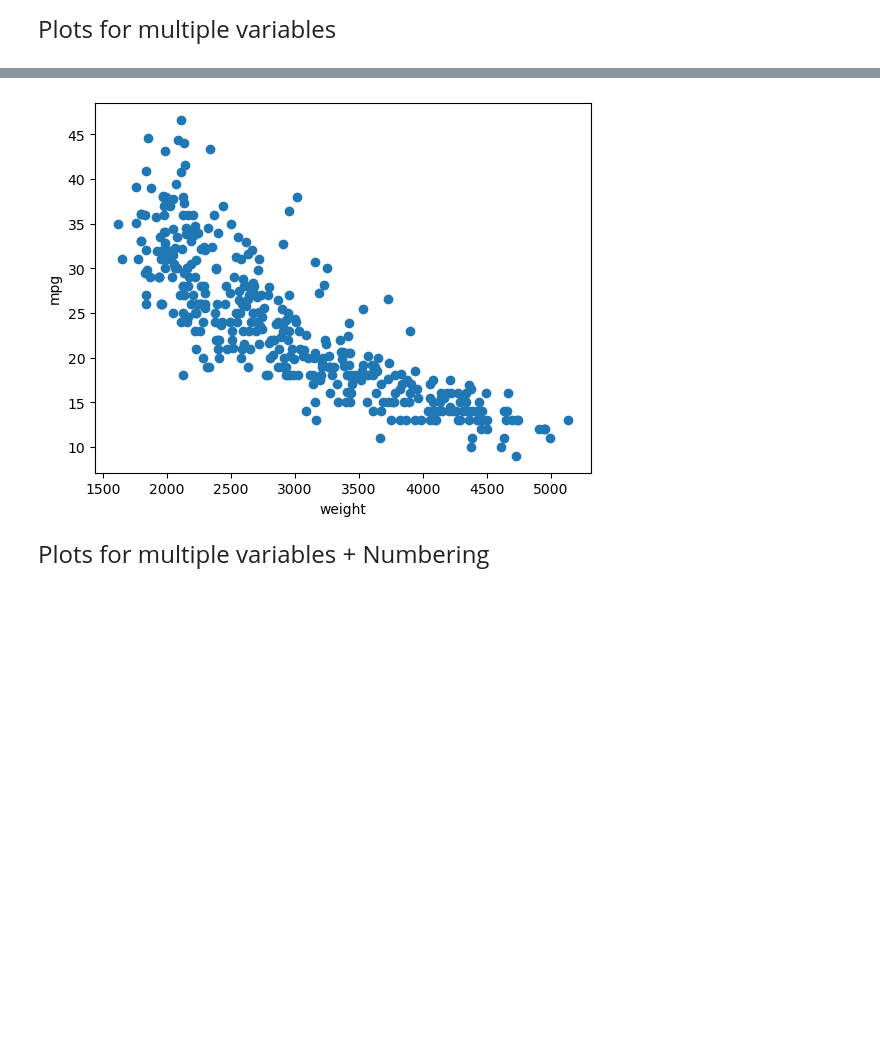
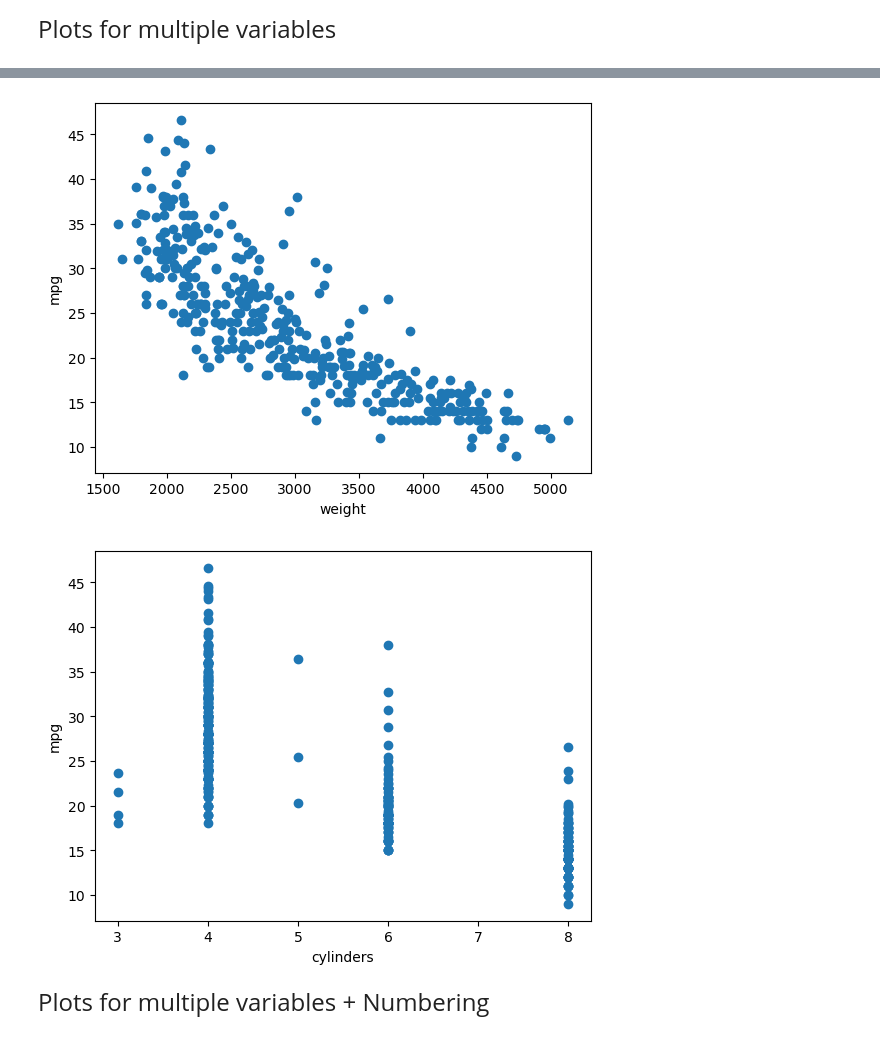
Before and after one commit to JeffreyZhous/qtm151spring2024, a Jupyter notebook: lecture_05/lecture_5.ipynb, the cells around one changed output, grey strips where cells are left out. Saved outputs shown, nothing was run; the diff lists cells and outputs as text; code cells hidden in the pictures; blank space fills up the shorter version.

```diff
--- a/lecture_05/lecture_5.ipynb
+++ b/lecture_05/lecture_5.ipynb
@@ -257,34 +267,35 @@ Plots for multiple variables
 #
 #    carfeatures = pd.read_csv("data/features.csv")
 #    list_vars = ["acceleration","weight"]
 #
 #    variable_name = "acceleration"
 #    plt.scatter(x= carfeatures[variable_name], y = carfeatures["mpg"])
 #    plt.ylabel("mpg")
 #    plt.xlabel(variable_name)
 #    plt.show()
 #
 #    variable_name = "weight"
 #    plt.scatter(x= carfeatures[variable_name], y = carfeatures["mpg"])
 #    plt.ylabel("mpg")
 #    plt.xlabel(variable_name)
 #    plt.show()
 #
 #------------------------------------------------------------------------------#
 
 carfeatures = pd.read_csv("data/features.csv")
-list_vars   = ["acceleration","weight"]
+list_vars   = ["acceleration","weight",'cylinders']
 
 for variable_name in list_vars:
     plt.scatter(x= carfeatures[variable_name], y = carfeatures["mpg"])
     plt.ylabel("mpg")
     plt.xlabel(variable_name)
     plt.show()
 
 # Try adding more variables to the analysis!!!
 # %% [output]
 [figure]
 [figure]
+[figure, added]
 # %% [markdown]
 <font size = "5" >
 
```
Also changed, not shown: parts of 7 cells of this notebook, 7 other files.
